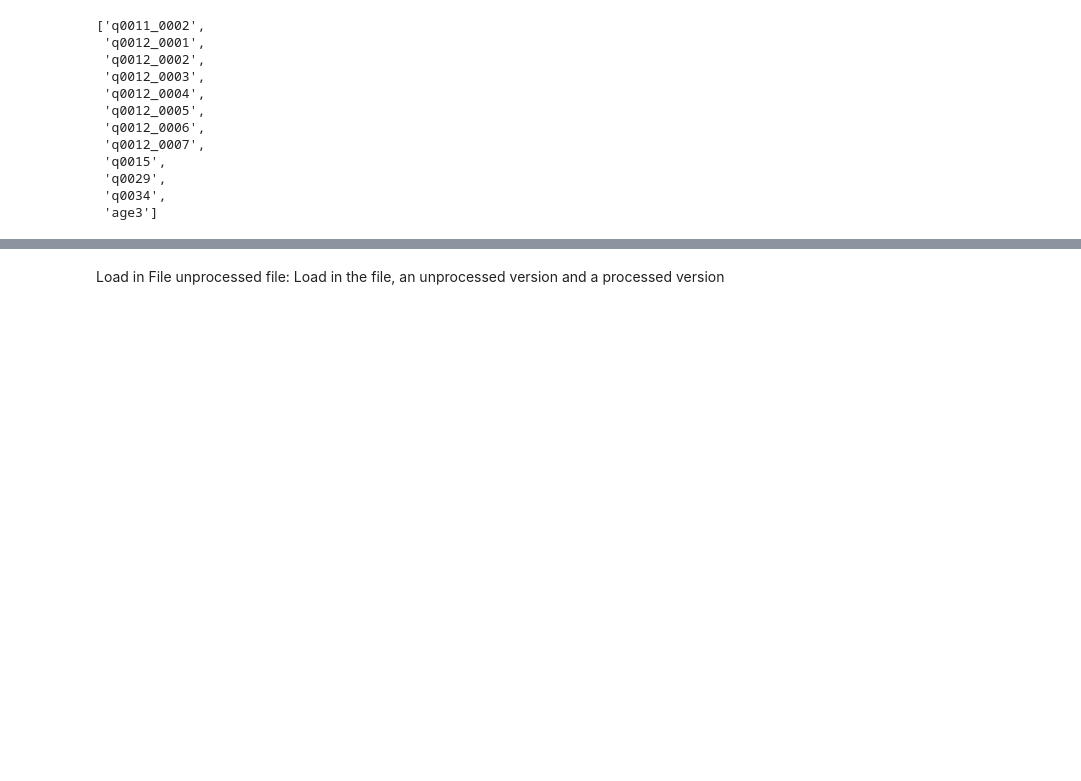
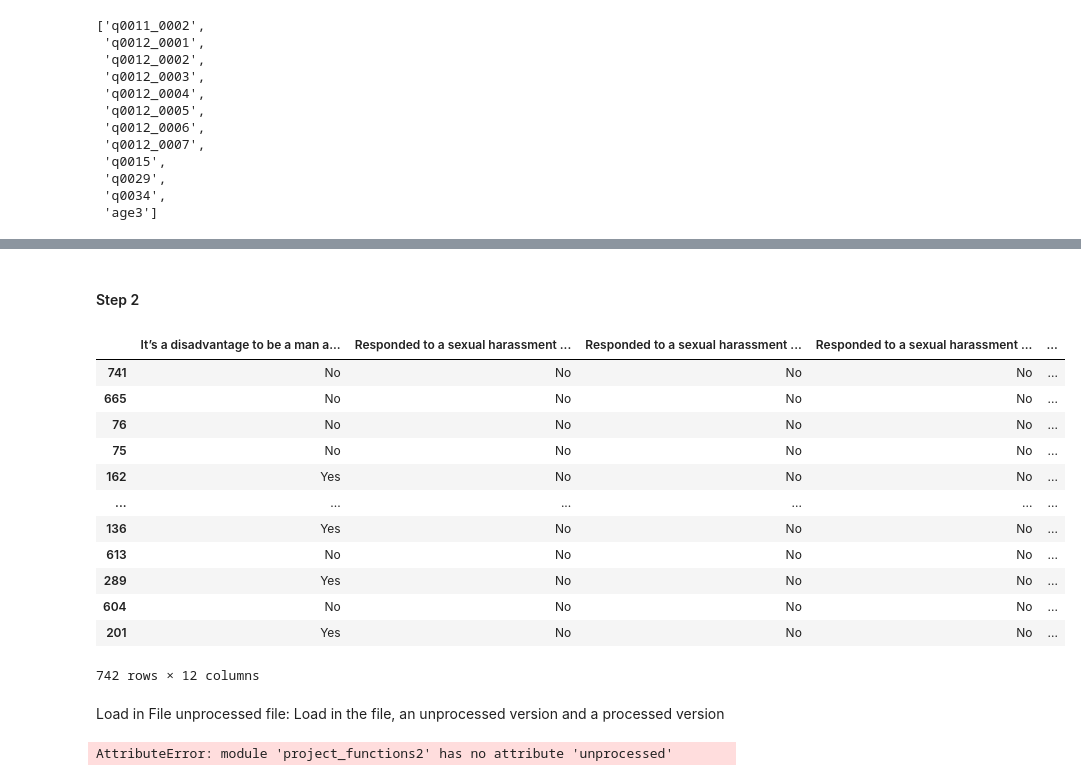
Before and after one commit to data301-2021-winter1/group20-project-, a Jupyter notebook: notebooks/analysis2.ipynb, the cells around one changed output, grey strips where cells are left out. Saved outputs shown, nothing was run; the diff lists cells and outputs as text; code cells hidden in the pictures; blank space fills up the shorter version.

```diff
--- a/notebooks/analysis2.ipynb
+++ b/notebooks/analysis2.ipynb
@@ -228,3 +297,55 @@ Task 2
+# %% [markdown]
+#### Step 2
+# %%
+def load_and_process(pathname):
+
+    # Method Chain 1 (Load data and deal with missing data)
+
+    s1 = (pd.read_csv("https://raw.githubusercontent.com/fivethirtyeight/data/master/masculinity-survey/raw-responses.csv")
+.loc[:, ['q0011_0002',
+ 'q0012_0001',
+ 'q0012_0002',
+ 'q0012_0003',
+ 'q0012_0004',
+ 'q0012_0005',
+ 'q0012_0006',
+ 'q0012_0007',
+ 'q0015',
+ 'q0029',
+ 'q0034',
+ 'age3']]
+.dropna().reset_index()
+.drop('index', axis=1)
+         )
+
+    # Method Chain 2 (Create new columns, drop others, and do processing)
+
+    s2 = (
+          s1
+          .rename(columns={"q0011_0002" :"It’s a disadvantage to be a man at your work right now due to: Greater risk of being accused of sexual harassment","q0012_0001" :"Responded to a sexual harassment incident by: Confronted the accused person","q0012_0002" : "Responded to a sexual harassment incident by: :Contacted the HR department","q0012_0003": "Responded to a sexual harassment incident by: Contacted the manager of the accused person", "q0012_0004": "Responded to a sexual harassment incident by: Reached out to the victim to offer support","q0012_0005": "Responded to a sexual harassment incident by: Did not respond at all","q0012_0006": "Responded to a sexual harassment incident by: Never witnessed sexual harassment","q0012_0007": "Responded to a sexual harassment incident by: Other","q0015" : "As a man, would you say you think about your behavior at work differently in the wake of #MeToo?","q0029" :"What was the last school you completed?","q0034" : "What is your yearly income?","age3" : "How old are you?"})
+.replace('Other (please specify)','Yes')
+.replace('Confronted the accused person','Yes').replace('Contacted the HR department','Yes').replace('Contacted the manager of the accused person','Yes').replace('Reached out to the victim to offer support','Yes').replace('Did not respond at all','Yes').replace('Never witnessed sexual harassment','Yes').replace('Greater risk of being accused of sexual harassment','Yes').replace('Not selected','No')
+.sort_values(by=['How old are you?'])
+      )
+    # Make sure to return the latest dataframe
+
+    return s2
+
+load_and_process("https://raw.githubusercontent.com/fivethirtyeight/data/master/masculinity-survey/raw-responses.csv")
+# %% [output]
+|  | It’s a disadvantage to be a man a... | Responded to a sexual harassment ... | Responded to a sexual harassment ... | Responded to a sexual harassment ... | ... |
+| 741 | No | No | No | No | ... |
+| 665 | No | No | No | No | ... |
+| 76 | No | No | No | No | ... |
+| 75 | No | No | No | No | ... |
+| 162 | Yes | No | No | No | ... |
+| ... | ... | ... | ... | ... | ... |
+| 136 | Yes | No | No | No | ... |
+| 613 | No | No | No | No | ... |
+| 289 | Yes | No | No | No | ... |
+| 604 | No | No | No | No | ... |
+| 201 | Yes | No | No | No | ... |
+742 rows × 12 columns
 # %% [markdown]
 Load in File unprocessed file:
 Load in the file, an unprocessed version and a processed version
@@ -232,0 +354,6 @@ responses
+# %%
+data ='../data/raw/Data301rawresponses.csv'
+sur = p2.unprocessed(data)
+sur
+# %% [output]
+AttributeError: module 'project_functions2' has no attribute 'unprocessed'
```
Also changed, not shown: parts of 24 cells of this notebook, 1 other file.
